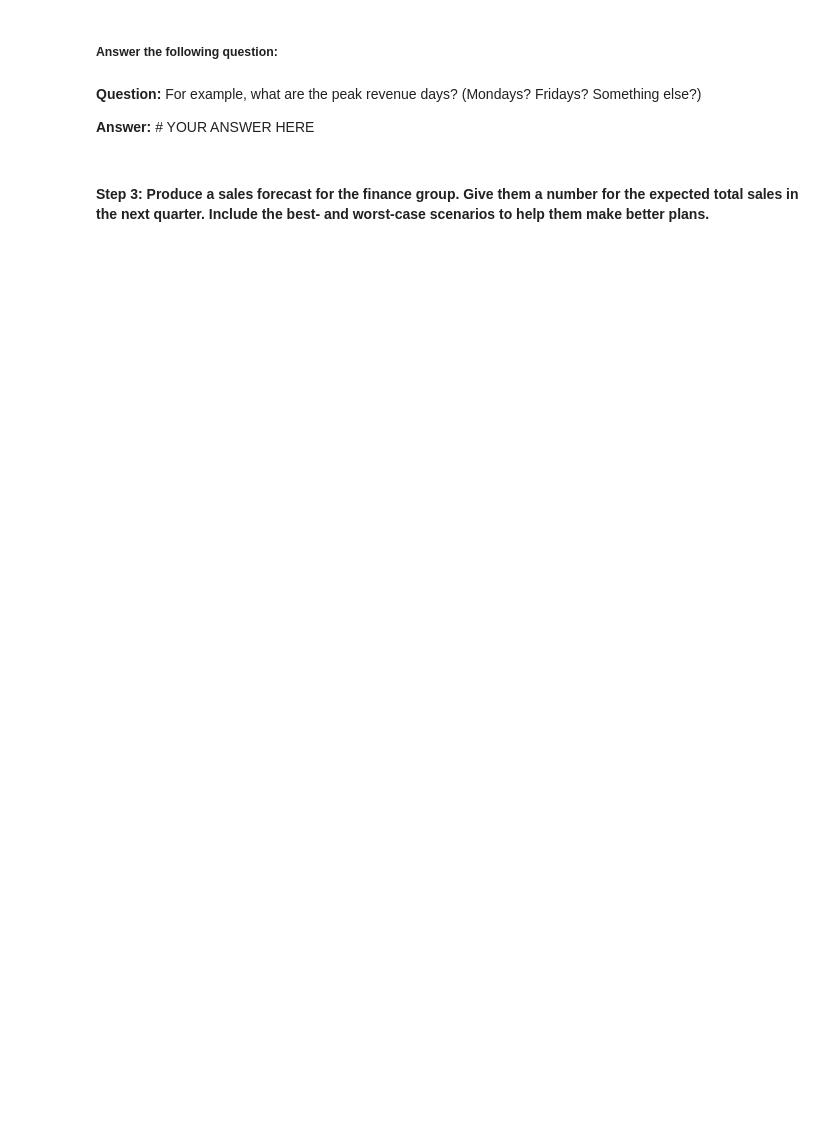
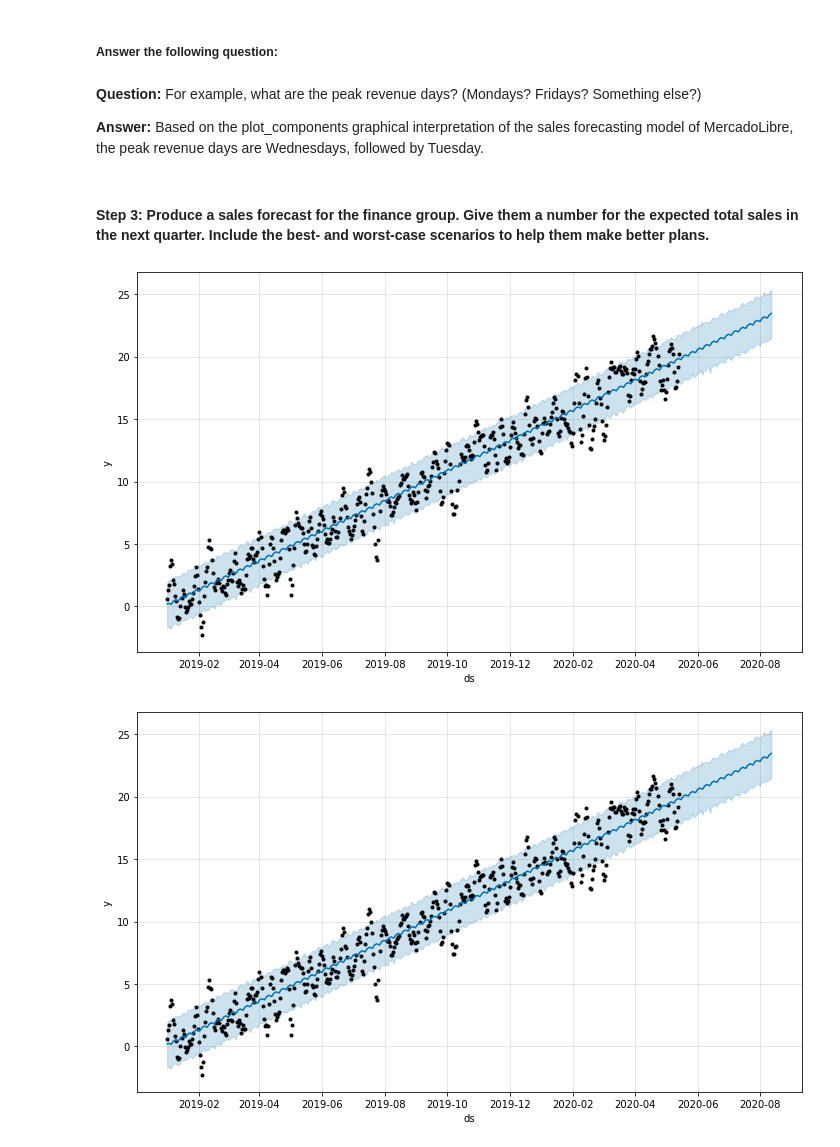
Before and after one commit to KristopherGit/Module-11-Challenge, a Jupyter notebook: Starter_Code/forecasting_net_prophet.ipynb, the cells around one changed output. Drawn from its saved outputs; the diff is of its cells as text; code cells hidden in the pictures; blank space fills up the shorter version.

```diff
--- a/Starter_Code/forecasting_net_prophet.ipynb
+++ b/Starter_Code/forecasting_net_prophet.ipynb
@@ -904,11 +918,14 @@ mercado_sales_prophet_forecast = # YOUR CODE HERE
 # %% [markdown]
 **Question:** For example, what are the peak revenue days? (Mondays? Fridays? Something else?)
 
-**Answer:** # YOUR ANSWER HERE
+**Answer:** Based on the plot_components graphical interpretation of the sales forecasting model of MercadoLibre, the peak revenue days are Wednesdays, followed by Tuesday.
 # %% [markdown]
 #### Step 3: Produce a sales forecast for the finance group. Give them a number for the expected total sales in the next quarter. Include the best- and worst-case scenarios to help them make better plans.
 # %%
 # Plot the predictions for the Mercado sales
-# YOUR CODE HERE
+mercado_sales_prophet_model.plot(mercado_sales_prophet_forecast)
+# %% [output]
+[figure, added]
+[figure, added]
 # %%
 # For the mercado_sales_prophet_forecast DataFrame, set the ds column as the DataFrame Index
```
Also changed, not shown: parts of 14 cells of this notebook, 1 other file.
